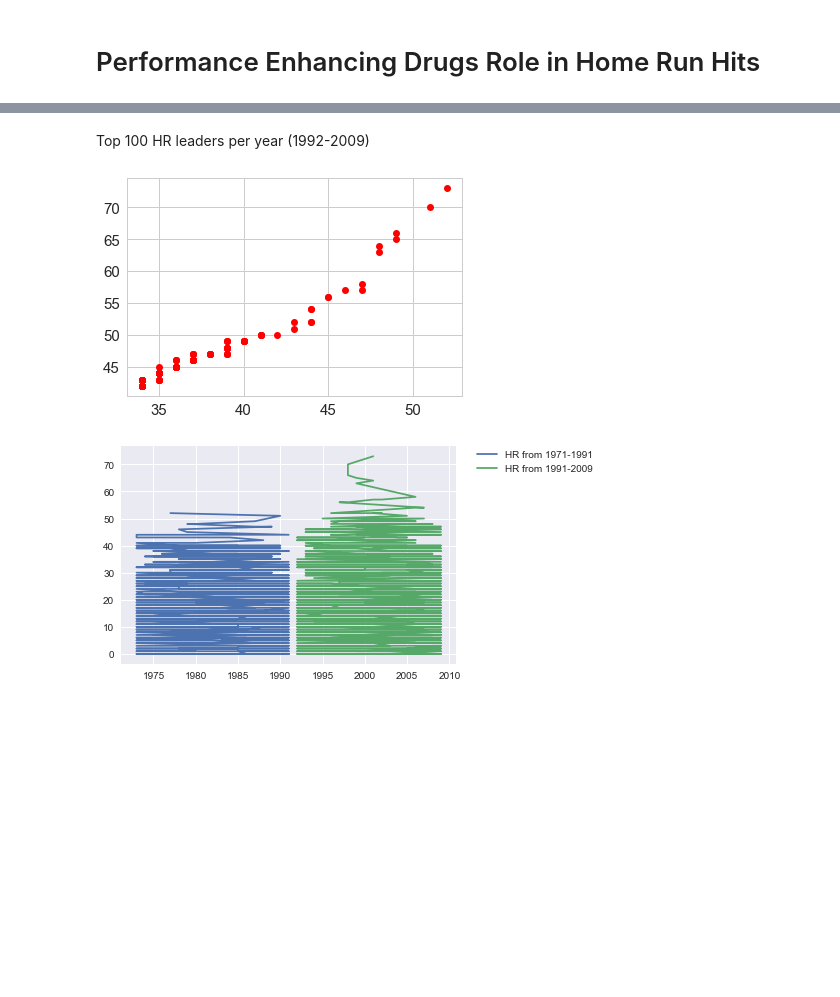
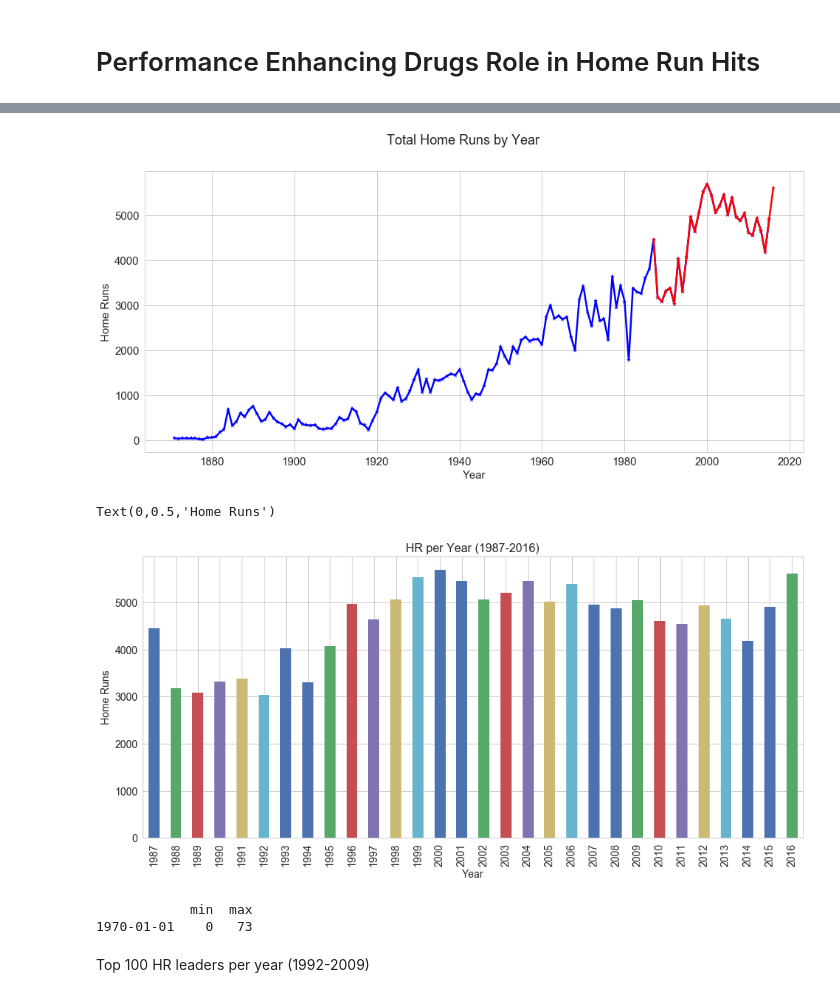
Before and after one commit to ezzanger/Capstone-Unit-1, a Jupyter notebook: capstone 2.ipynb, the cells around one changed output, grey strips where cells are left out. Drawn from its saved outputs; the diff is of its cells as text; code cells hidden in the pictures; blank space fills up the shorter version.

Commit message:
capstone added graphs
wokring progress

```diff
--- a/capstone 2.ipynb
+++ b/capstone 2.ipynb
@@ -73,0 +91,4 @@ t2 = Team[Team['yearID'].between(1992, 2009)]
+# %%
+HRYR = Batting.groupby(['yearID'])['HR'].sum() # grouping data by year and hrs
+totalHR = HRYR.head(145)
+totalHR1 = HRYR.tail(30)
@@ -74,2 +115,27 @@ t2 = Team[Team['yearID'].between(1992, 2009)]
+# %%
+
+plt.figure(figsize  = (16,7))
+plt.plot(totalHR, color = 'blue', marker= '*')
+plt.plot(totalHR1, color = 'red', marker= '*')
+plt.suptitle('Total Home Runs by Year', fontsize=18)
+plt.xlabel('Year', fontsize=15)
+plt.ylabel('Home Runs', fontsize=15)
+plt.show()
+
+
+my_plot= totalHR1.plot(kind='bar',stacked=True,figsize=(16,7),fontsize = (14))
+my_plot.set_title("HR per Year (1987-2016)", fontsize = (16))
+my_plot.set_xlabel("Year", fontsize = (14))
+my_plot.set_ylabel("Home Runs", fontsize = (14))
+# %% [output]
+[figure, added]
+Text(0,0.5,'Home Runs')
+[figure, added]
+# %%
+Batting.index = pd.to_datetime(Batting.index)
+print (Batting.resample('D')['HR'].agg(['min', 'max']))
+# %% [output]
+            min  max
+1970-01-01    0   73
 # %%
 
@@ -89,13 +152,0 @@ COMBINED= TOPHR1+ TOPHR2
-# %%
-
-plt.plot(TOPHR1['HR'], TOPHR2['HR'], 'ro')
-plt.show()
-# %% [output]
-[figure, removed]
-# %%
-plt.plot(topHR1['yearID'], topHR1['HR'], label= "HR from 1971-1991")
-plt.plot(topHR2['yearID'], topHR2['HR'], label= "HR from 1991-2009")
-plt.legend(bbox_to_anchor=(1.05, 1), loc=2, borderaxespad=0.)
-plt.show()
-# %% [output]
-[figure, removed]
```
Also changed, not shown: parts of 13 cells of this notebook.
